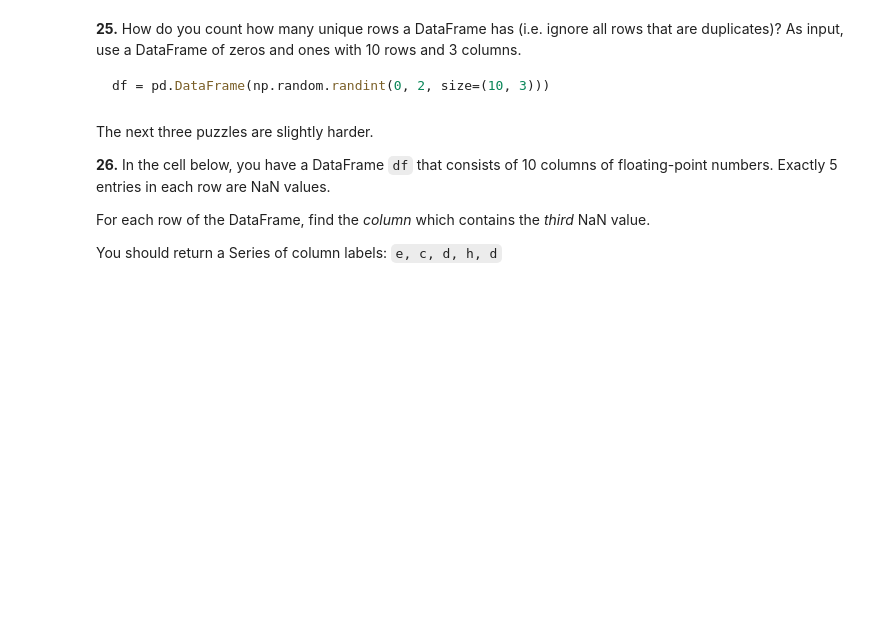
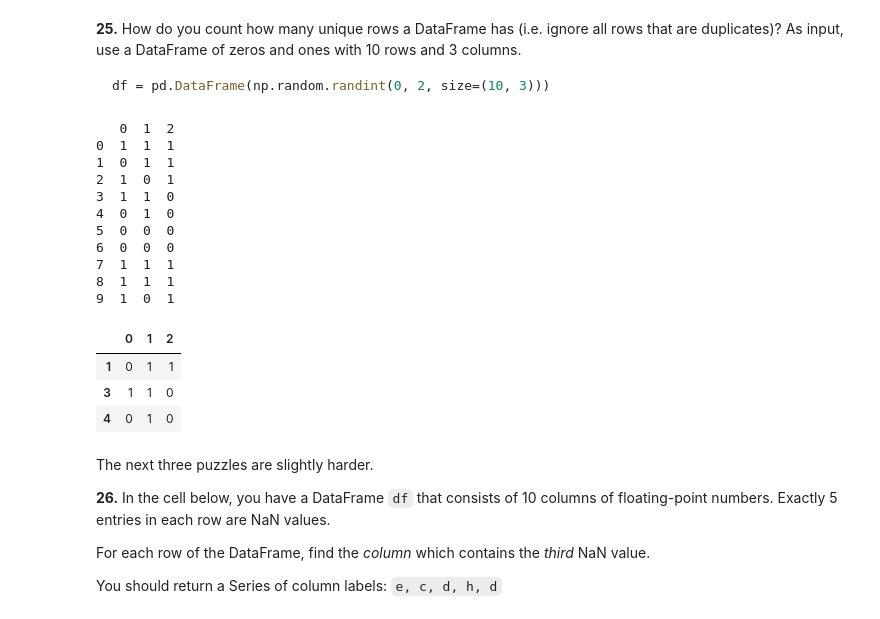
Before and after one commit to aswinvrpai/Study_Projects, a Jupyter notebook: 100-pandas-puzzles.ipynb, the cells around one changed output. Drawn from its saved outputs; the diff is of its cells as text; code cells hidden in the pictures; blank space fills up the shorter version.

````diff
--- a/100-pandas-puzzles.ipynb
+++ b/100-pandas-puzzles.ipynb
@@ -357,6 +468,26 @@ Which column of numbers has the smallest sum?  Return that column's label.
 ```python
 df = pd.DataFrame(np.random.randint(0, 2, size=(10, 3)))
 ```
+# %%
+df = pd.DataFrame(np.random.randint(0, 2, size=(10, 3)))
+print(df)
+df.drop_duplicates(keep=False)
+# %% [output]
+   0  1  2
+0  1  1  1
+1  0  1  1
+2  1  0  1
+3  1  1  0
+4  0  1  0
+5  0  0  0
+6  0  0  0
+7  1  1  1
+8  1  1  1
+9  1  0  1
+|  | 0 | 1 | 2 |
+| 1 | 0 | 1 | 1 |
+| 3 | 1 | 1 | 0 |
+| 4 | 0 | 1 | 0 |
 # %% [markdown]
 The next three puzzles are slightly harder.
 
````
Also changed, not shown: parts of 15 cells of this notebook, 2 other files.
